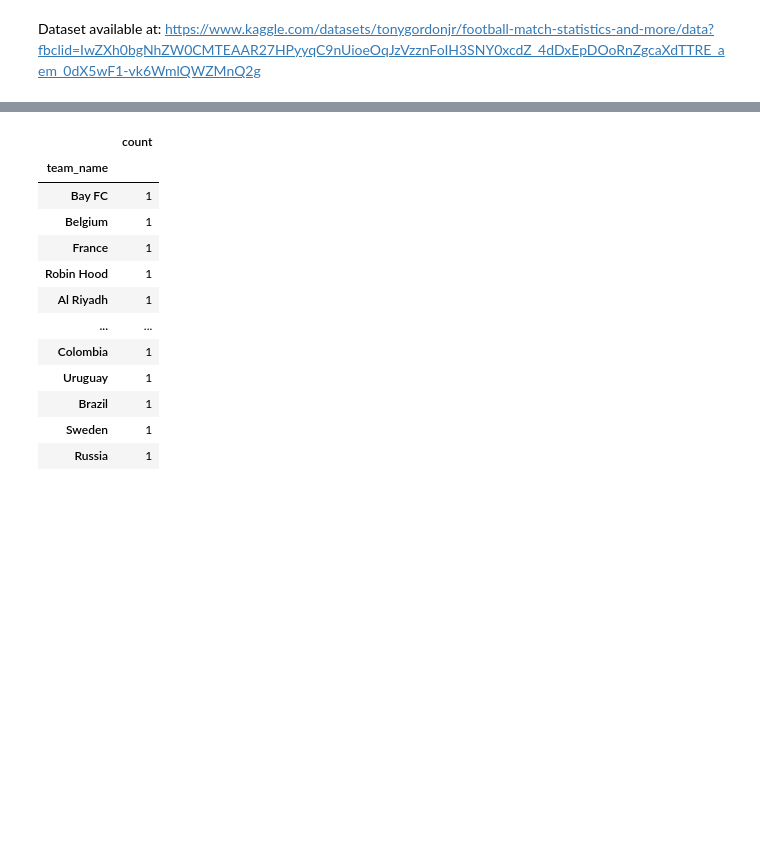
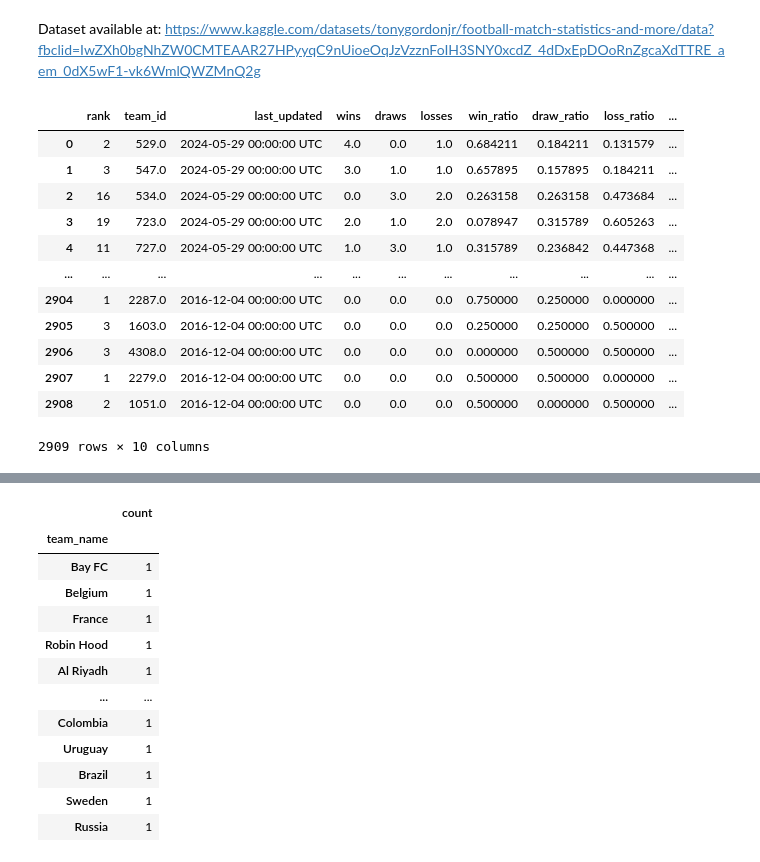
Before and after one commit to safargergo/HalLab, a Jupyter notebook: hallab.ipynb, the cells around one changed output, grey strips where cells are left out. Cells and saved outputs as stored; diff of their text form; code cells hidden in the pictures; blank space fills up the shorter version.

```diff
--- a/hallab.ipynb
+++ b/hallab.ipynb
@@ -28,0 +31,27 @@ fix_players_clean = pd.read_csv("fixture_stats_players_clean.csv",usecols=player
+# %%
+season_standings['wins'] = season_standings['form'].str.count('W').replace(np.nan, 0)
+season_standings['draws'] = season_standings['form'].str.count('D').replace(np.nan, 0)
+season_standings['losses'] = season_standings['form'].str.count('L').replace(np.nan, 0)
+season_standings=season_standings.drop(columns=['form'])
+# %%
+season_standings['win_ratio'] = season_standings['wins_all'] / season_standings['played_all'].replace(np.nan, 0)
+season_standings['draw_ratio'] = season_standings['draws_all'] / season_standings['played_all'].replace(np.nan, 0)
+season_standings['loss_ratio'] = season_standings['losses_all'] / season_standings['played_all'].replace(np.nan, 0)
+season_standings['goal_per_game'] = season_standings['goals_for_all'] / season_standings['played_all'].replace(np.nan, 0)
+season_standings=season_standings.drop(columns=['wins_all','draws_all','losses_all','goals_for_all','played_all'])
+# %%
+season_standings # ez most meg nincs berakva sehgova sem
+# %% [output]
+|  | rank | team_id | last_updated | wins | draws | losses | win_ratio | draw_ratio | loss_ratio | ... |
+| 0 | 2 | 529.0 | 2024-05-29 00:00:00 UTC | 4.0 | 0.0 | 1.0 | 0.684211 | 0.184211 | 0.131579 | ... |
+| 1 | 3 | 547.0 | 2024-05-29 00:00:00 UTC | 3.0 | 1.0 | 1.0 | 0.657895 | 0.157895 | 0.184211 | ... |
+| 2 | 16 | 534.0 | 2024-05-29 00:00:00 UTC | 0.0 | 3.0 | 2.0 | 0.263158 | 0.263158 | 0.473684 | ... |
+| 3 | 19 | 723.0 | 2024-05-29 00:00:00 UTC | 2.0 | 1.0 | 2.0 | 0.078947 | 0.315789 | 0.605263 | ... |
+| 4 | 11 | 727.0 | 2024-05-29 00:00:00 UTC | 1.0 | 3.0 | 1.0 | 0.315789 | 0.236842 | 0.447368 | ... |
+| ... | ... | ... | ... | ... | ... | ... | ... | ... | ... | ... |
+| 2904 | 1 | 2287.0 | 2016-12-04 00:00:00 UTC | 0.0 | 0.0 | 0.0 | 0.750000 | 0.250000 | 0.000000 | ... |
+| 2905 | 3 | 1603.0 | 2016-12-04 00:00:00 UTC | 0.0 | 0.0 | 0.0 | 0.250000 | 0.250000 | 0.500000 | ... |
+| 2906 | 3 | 4308.0 | 2016-12-04 00:00:00 UTC | 0.0 | 0.0 | 0.0 | 0.000000 | 0.500000 | 0.500000 | ... |
+| 2907 | 1 | 2279.0 | 2016-12-04 00:00:00 UTC | 0.0 | 0.0 | 0.0 | 0.500000 | 0.500000 | 0.000000 | ... |
+| 2908 | 2 | 1051.0 | 2016-12-04 00:00:00 UTC | 0.0 | 0.0 | 0.0 | 0.500000 | 0.000000 | 0.500000 | ... |
+2909 rows × 10 columns
```
Also changed, not shown: parts of 40 cells of this notebook.
